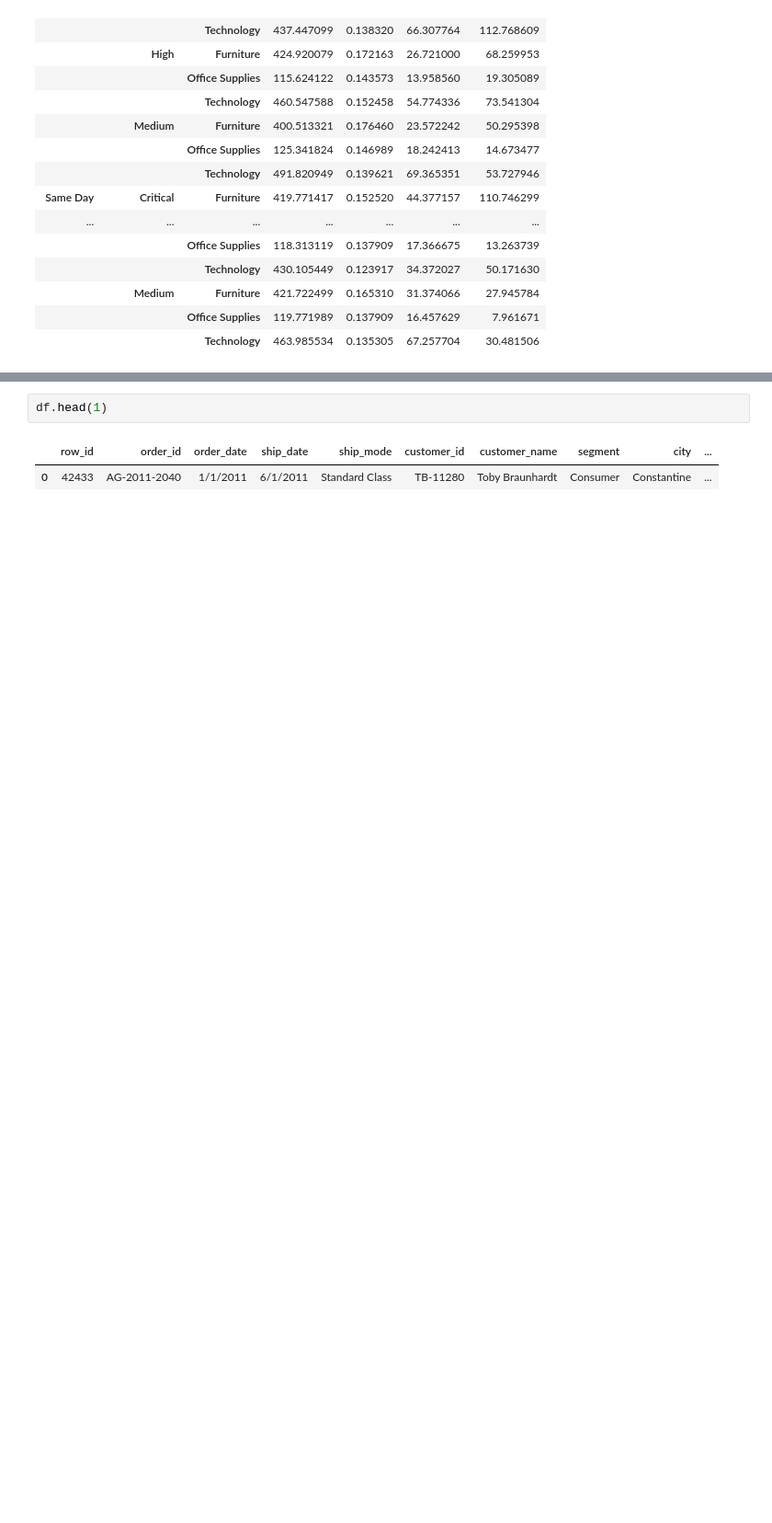
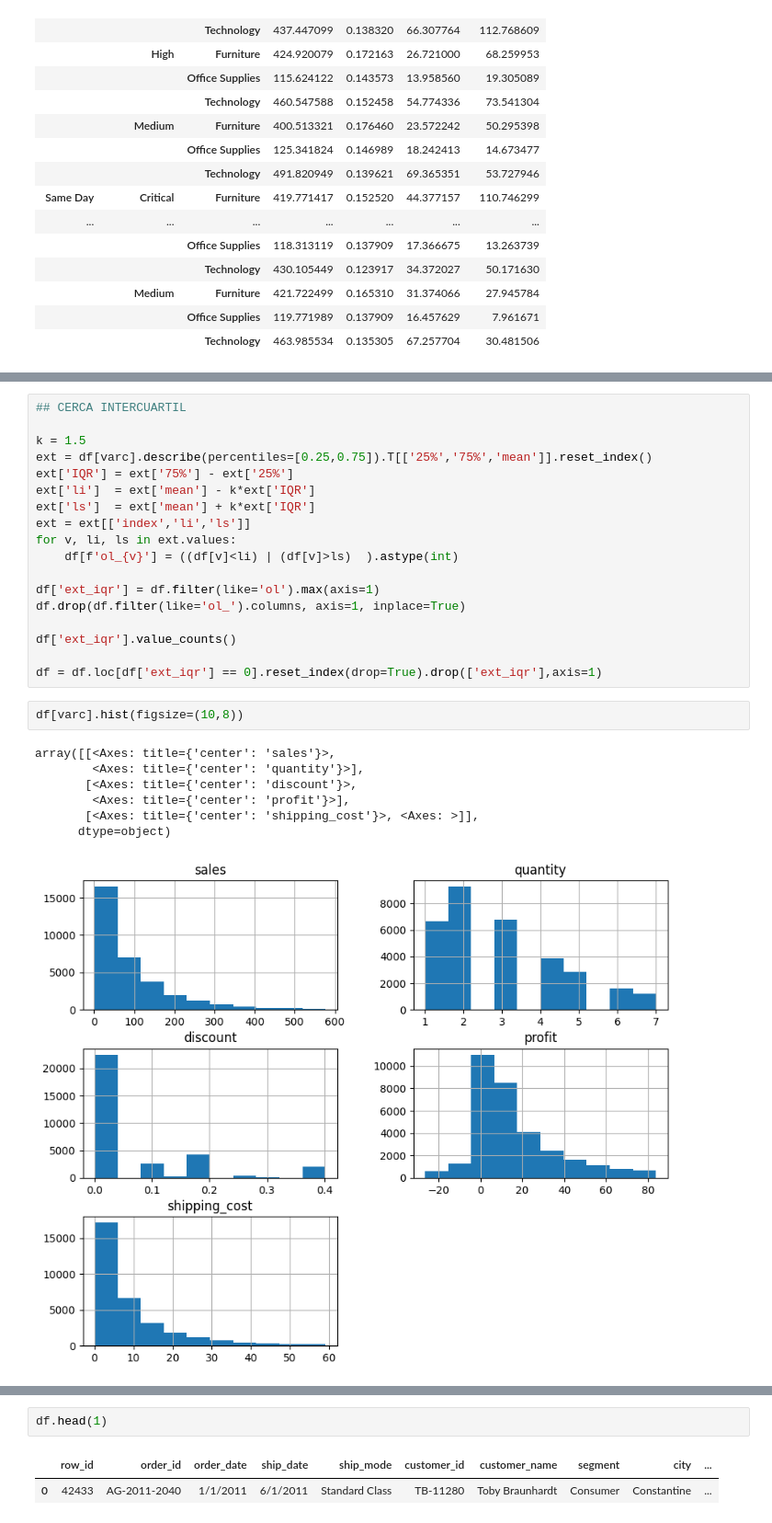
Before and after one commit to TheNurseProgrammer/Proyect_Bedu_Mod4, a Jupyter notebook: Proyecto_Mod4.ipynb, the cells around one changed output, grey strips where cells are left out. Shown at 92% size. Saved outputs shown, nothing was run; the diff lists cells and outputs as text; blank space fills up the shorter version.

```diff
--- a/Proyecto_Mod4.ipynb
+++ b/Proyecto_Mod4.ipynb
@@ -170,0 +267,28 @@ array([[<Axes: title={'center': 'row_id'}>,
+# %%
+## CERCA INTERCUARTIL
+
+k = 1.5
+ext = df[varc].describe(percentiles=[0.25,0.75]).T[['25%','75%','mean']].reset_index()
+ext['IQR'] = ext['75%'] - ext['25%']
+ext['li']  = ext['mean'] - k*ext['IQR']
+ext['ls']  = ext['mean'] + k*ext['IQR']
+ext = ext[['index','li','ls']]
+for v, li, ls in ext.values:
+    df[f'ol_{v}'] = ((df[v]<li) | (df[v]>ls)  ).astype(int)
+
+df['ext_iqr'] = df.filter(like='ol').max(axis=1)
+df.drop(df.filter(like='ol_').columns, axis=1, inplace=True)
+
+df['ext_iqr'].value_counts()
+
+df = df.loc[df['ext_iqr'] == 0].reset_index(drop=True).drop(['ext_iqr'],axis=1)
+# %%
+df[varc].hist(figsize=(10,8))
+# %% [output]
+array([[<Axes: title={'center': 'sales'}>,
+        <Axes: title={'center': 'quantity'}>],
+       [<Axes: title={'center': 'discount'}>,
+        <Axes: title={'center': 'profit'}>],
+       [<Axes: title={'center': 'shipping_cost'}>, <Axes: >]],
+      dtype=object)
+[figure, added]
```
Also changed, not shown: parts of 62 cells of this notebook.
